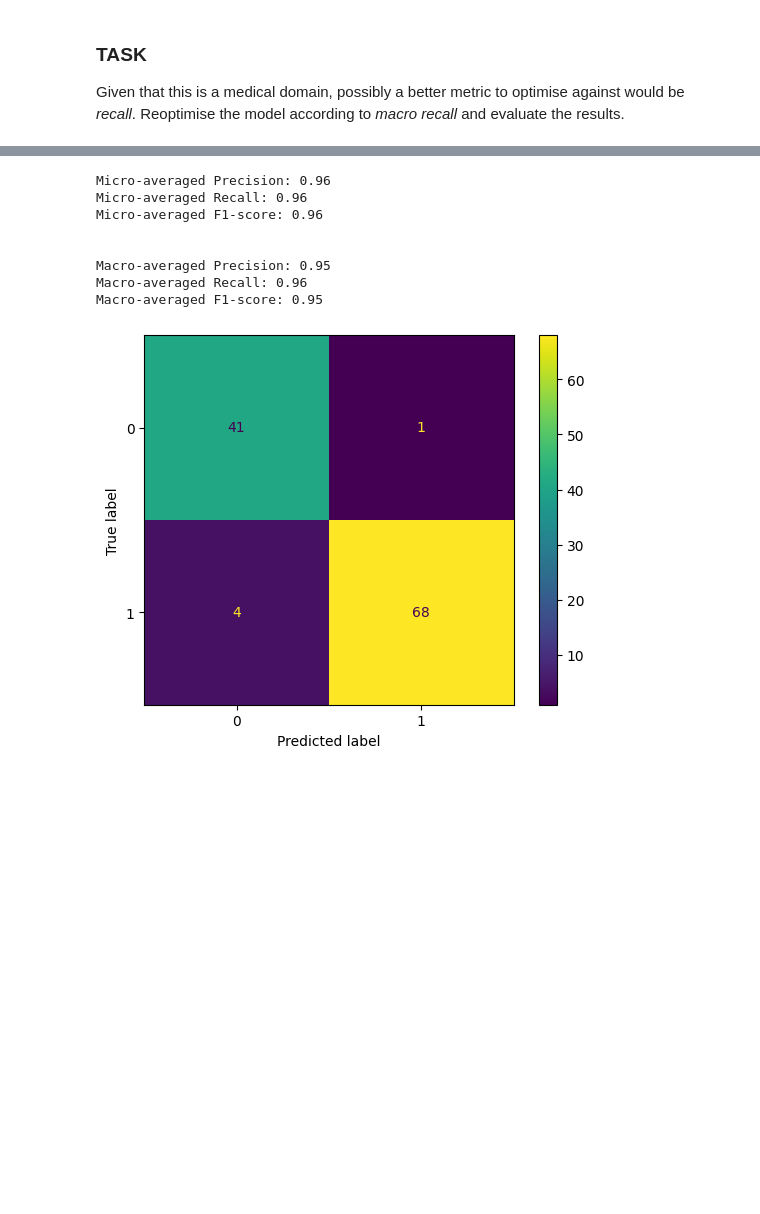
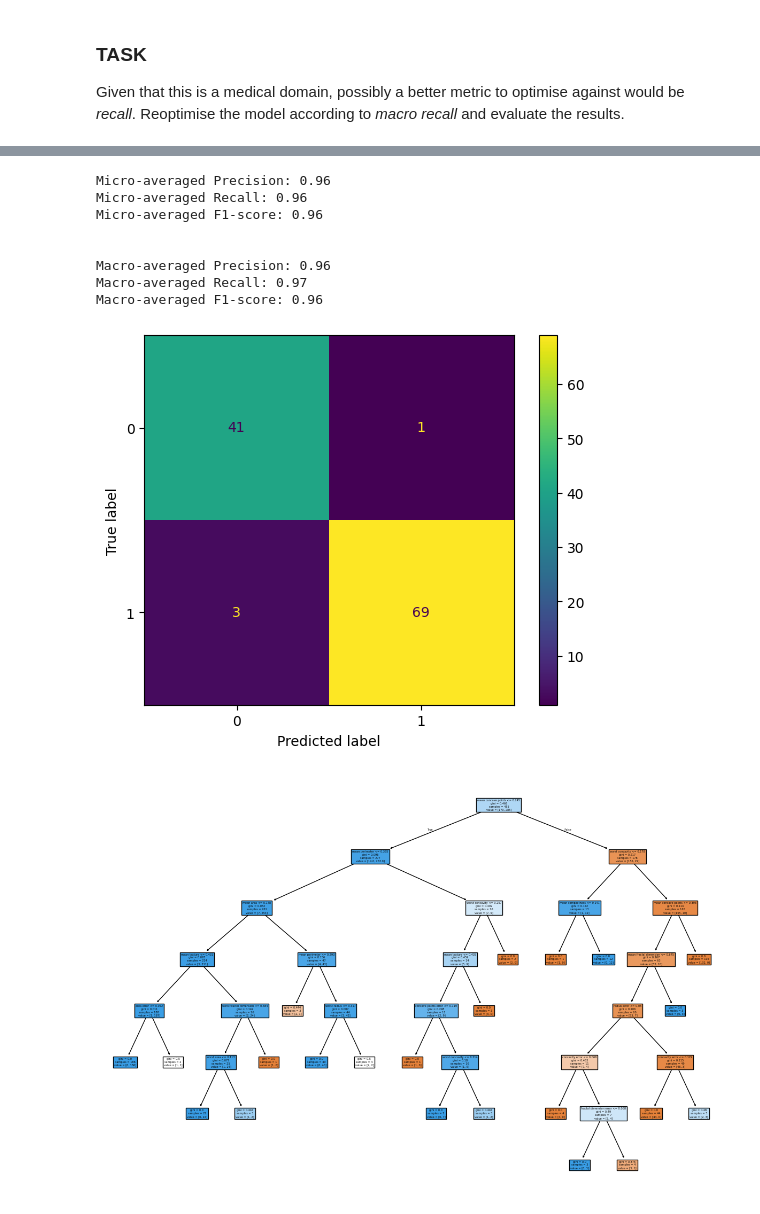
Before and after one commit to csiyu0962-collab/DataScience-GenAI-Submissions, a Jupyter notebook: 4_01_Decision_Trees.ipynb, the cells around one changed output, grey strips where cells are left out. Saved outputs shown, nothing was run; the diff lists cells and outputs as text; code cells hidden in the pictures; blank space fills up the shorter version.

```diff
--- a/4_01_Decision_Trees.ipynb
+++ b/4_01_Decision_Trees.ipynb
@@ -318,6 +318,3 @@ Best parameters set found on the training set:
-# %%
-DTC_algo = DTC(**clf.best_params_) # get the best parameters from grid search
-DTC_model = DTC_algo.fit(X_train, Y_train)
 # %%
 # predict the test data
 predict = DTC_model.predict(X_test)
@@ -373,7 +370,13 @@ Micro-averaged Recall: 0.96
 Micro-averaged F1-score: 0.96
 
 
-Macro-averaged Precision: 0.95
-Macro-averaged Recall: 0.96
-Macro-averaged F1-score: 0.95
+Macro-averaged Precision: 0.96
+Macro-averaged Recall: 0.97
+Macro-averaged F1-score: 0.96
-[figure, old version]
+[figure, new version]
+# %%
+plt.figure(figsize=(15, 10))
+plot_tree(DTC_model, filled=True, feature_names=X_train.columns)
+plt.show()
+# %% [output]
+[figure, added]
```
Also changed, not shown: parts of 6 cells of this notebook.
